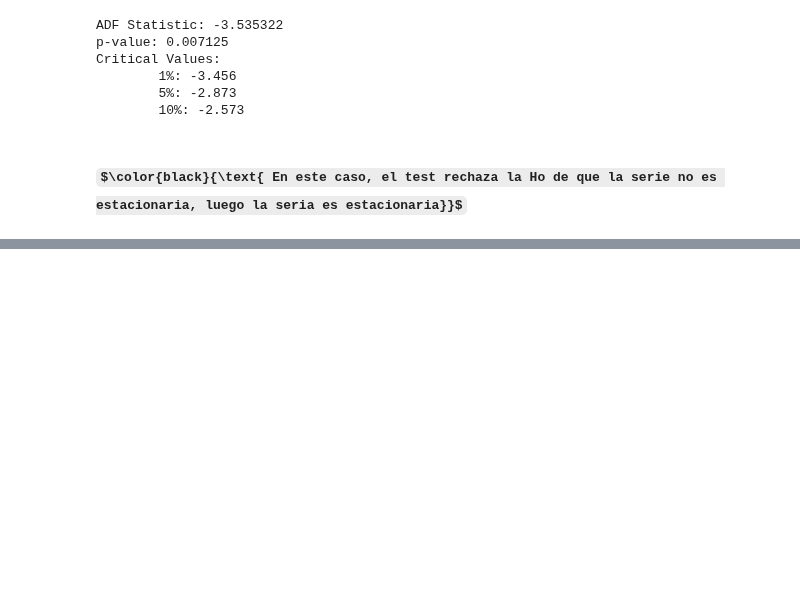
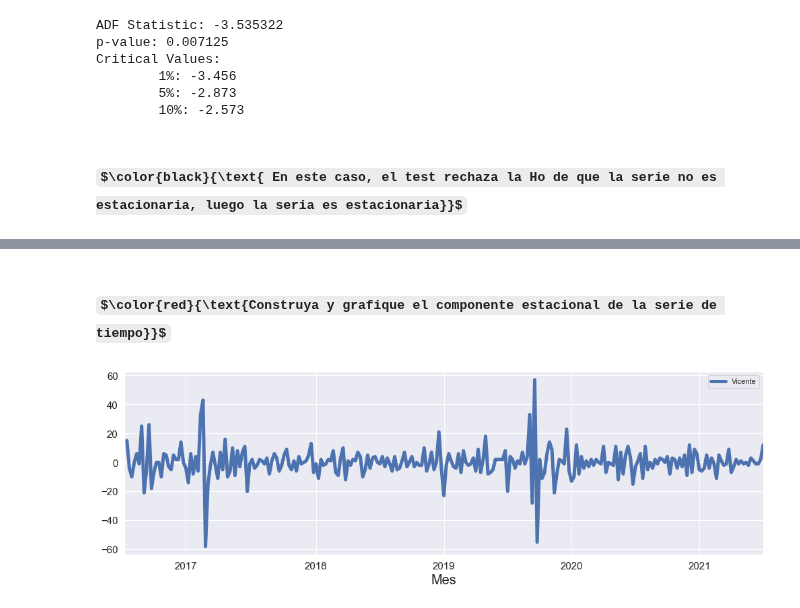
Before and after one commit to jega1228/Analisis_avanzado_Datos, a Jupyter notebook: E2 - Python TSA Analysis.ipynb, the cells around one changed output, grey strips where cells are left out. Drawn from its saved outputs; the diff is of its cells as text; code cells hidden in the pictures; some formulas as TeX source; blank space fills up the shorter version.

```diff
--- a/E2 - Python TSA Analysis.ipynb
+++ b/E2 - Python TSA Analysis.ipynb
@@ -75,0 +69,7 @@ plt.xlabel('Mes', fontsize=20);
+# %% [markdown]
+### $\color{red}{\text{Construya y grafique el componente estacional de la serie de tiempo}}$
+# %%
+df.diff().plot(figsize=(17,5), linewidth=5, fontsize=15)
+plt.xlabel('Mes', fontsize=20);
+# %% [output]
+[figure, added]
```
Also changed, not shown: parts of 9 cells of this notebook.
